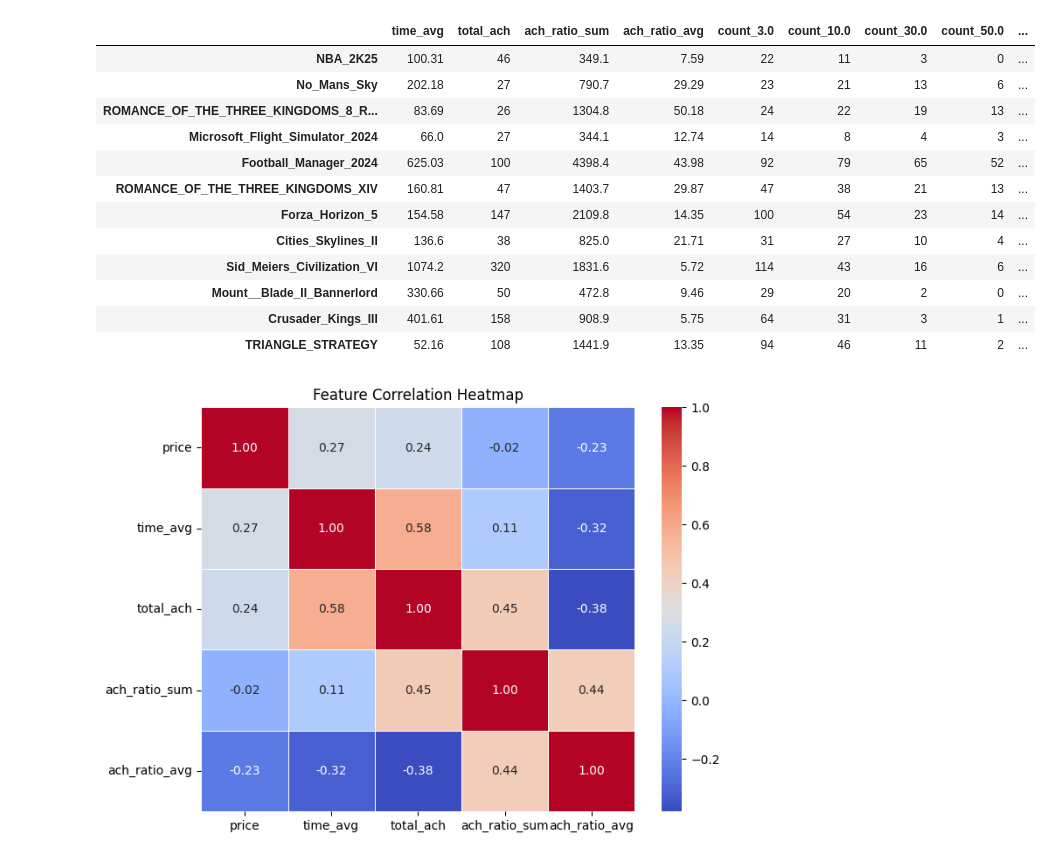
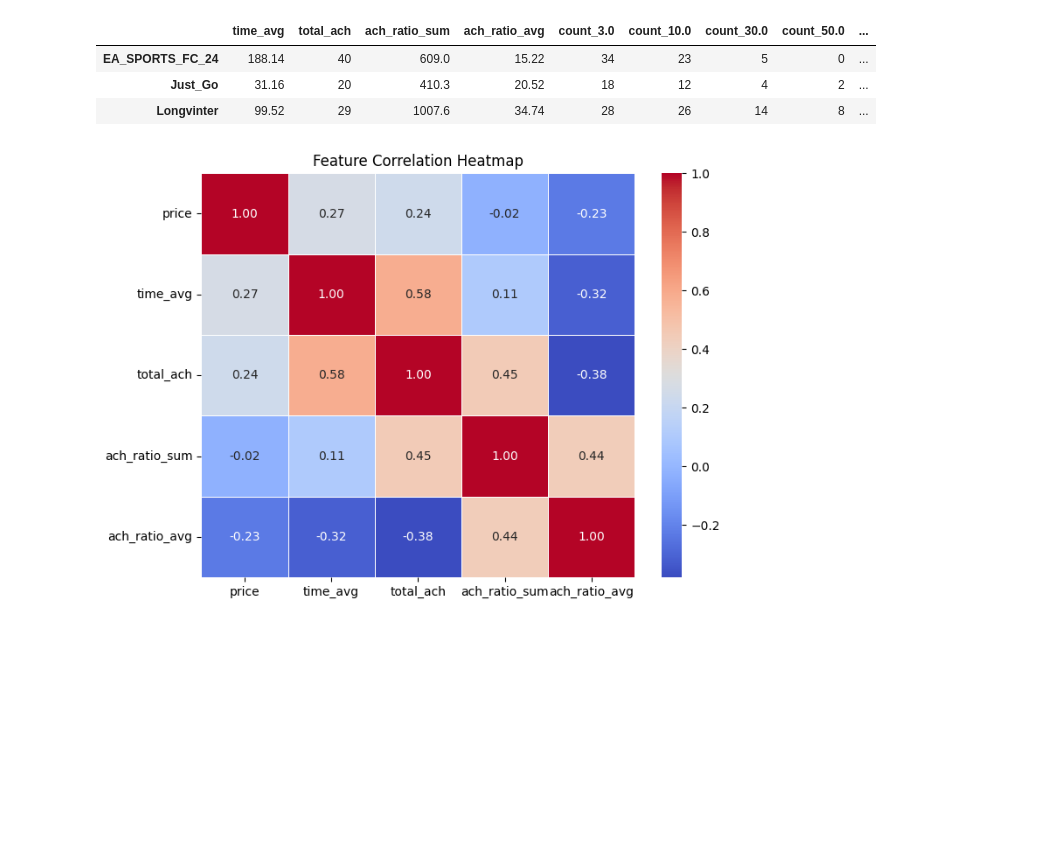
Before and after one commit to hdragon324/Steam_Analysis, a Jupyter notebook: data_analysis.ipynb, the cells around one changed output. Cells and saved outputs as stored; diff of their text form; code cells hidden in the pictures; blank space fills up the shorter version.

```diff
--- a/data_analysis.ipynb
+++ b/data_analysis.ipynb
@@ -82,5 +82,5 @@ def ach_total_heatmap(path):
     plt.title("Feature Correlation Heatmap")
     plt.show()
 # %%
-price_list = ach_price_heatmap('data/steam_simul_single.json')
+price_list = ach_price_heatmap('data/steam_pvp_multi.json')
 # %% [output]
@@ -88,19 +88,10 @@ price_list = ach_price_heatmap('data/steam_simul_single.json')
 # %%
-price_list['high_price_games']
+price_list['low_price_games']
 # %% [output]
 |  | time_avg | total_ach | ach_ratio_sum | ach_ratio_avg | count_3.0 | count_10.0 | count_30.0 | count_50.0 | ... |
-| NBA_2K25 | 100.31 | 46 | 349.1 | 7.59 | 22 | 11 | 3 | 0 | ... |
-| No_Mans_Sky | 202.18 | 27 | 790.7 | 29.29 | 23 | 21 | 13 | 6 | ... |
-| ROMANCE_OF_THE_THREE_KINGDOMS_8_R... | 83.69 | 26 | 1304.8 | 50.18 | 24 | 22 | 19 | 13 | ... |
-| Microsoft_Flight_Simulator_2024 | 66.0 | 27 | 344.1 | 12.74 | 14 | 8 | 4 | 3 | ... |
-| Football_Manager_2024 | 625.03 | 100 | 4398.4 | 43.98 | 92 | 79 | 65 | 52 | ... |
-| ROMANCE_OF_THE_THREE_KINGDOMS_XIV | 160.81 | 47 | 1403.7 | 29.87 | 47 | 38 | 21 | 13 | ... |
-| Forza_Horizon_5 | 154.58 | 147 | 2109.8 | 14.35 | 100 | 54 | 23 | 14 | ... |
-| Cities_Skylines_II | 136.6 | 38 | 825.0 | 21.71 | 31 | 27 | 10 | 4 | ... |
-| Sid_Meiers_Civilization_VI | 1074.2 | 320 | 1831.6 | 5.72 | 114 | 43 | 16 | 6 | ... |
-| Mount__Blade_II_Bannerlord | 330.66 | 50 | 472.8 | 9.46 | 29 | 20 | 2 | 0 | ... |
-| Crusader_Kings_III | 401.61 | 158 | 908.9 | 5.75 | 64 | 31 | 3 | 1 | ... |
-| TRIANGLE_STRATEGY | 52.16 | 108 | 1441.9 | 13.35 | 94 | 46 | 11 | 2 | ... |
+| EA_SPORTS_FC_24 | 188.14 | 40 | 609.0 | 15.22 | 34 | 23 | 5 | 0 | ... |
+| Just_Go | 31.16 | 20 | 410.3 | 20.52 | 18 | 12 | 4 | 2 | ... |
+| Longvinter | 99.52 | 29 | 1007.6 | 34.74 | 28 | 26 | 14 | 8 | ... |
 # %%
 ach_total_heatmap('data/steam_simul_single.json')
 # %% [output]
```
Also changed, not shown: parts of 1 cell of this notebook.
